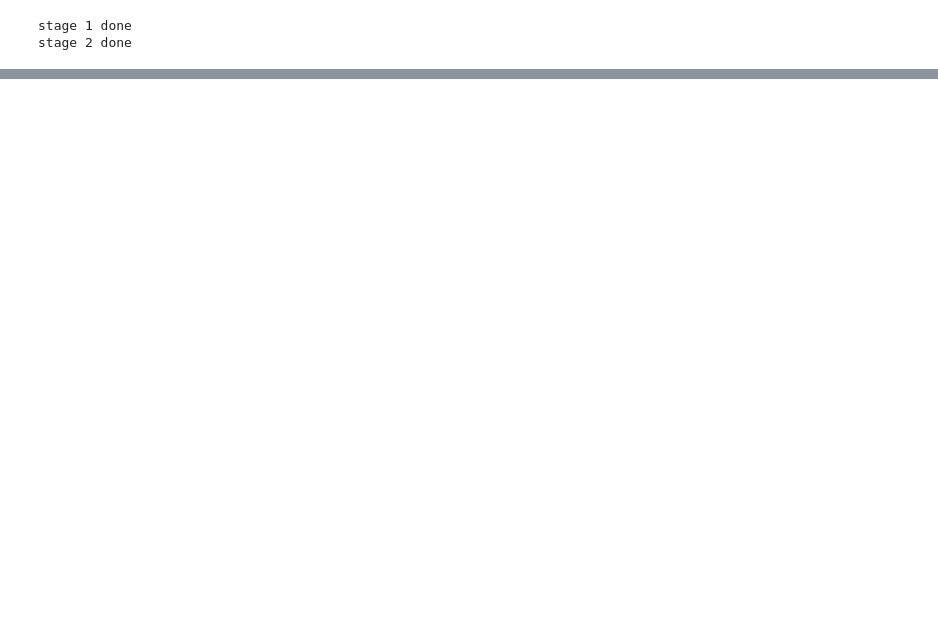
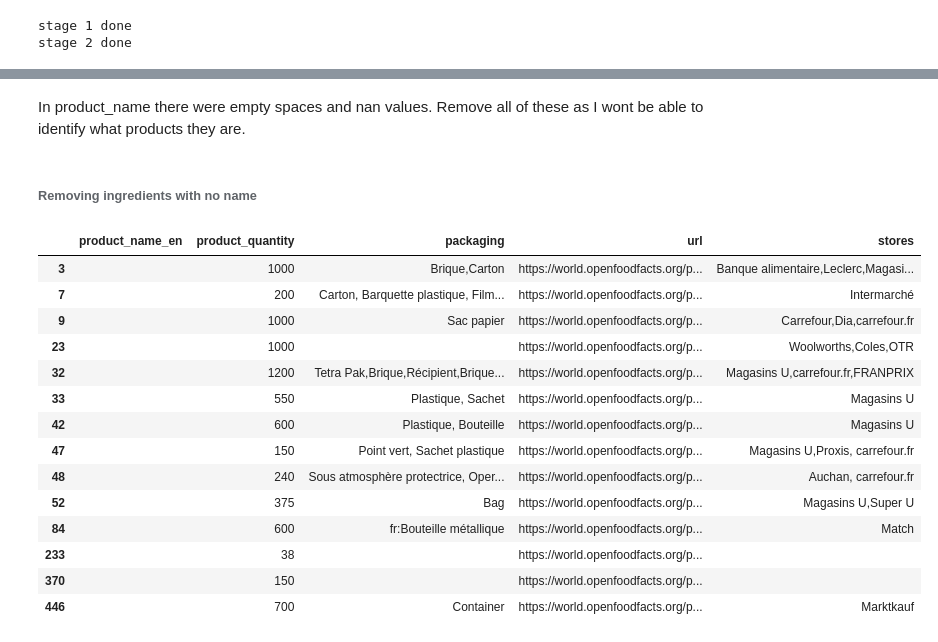
Before and after one commit to elliotkarikari/Product_Weight_Project, a Jupyter notebook: Jupter_notebooks/WeightData/Open Food Facts.ipynb, the cells around one changed output, grey strips where cells are left out. Saved outputs shown, nothing was run; the diff lists cells and outputs as text; code cells hidden in the pictures; blank space fills up the shorter version.

```diff
--- a/Jupter_notebooks/WeightData/Open Food Facts.ipynb
+++ b/Jupter_notebooks/WeightData/Open Food Facts.ipynb
@@ -88,15 +66,15 @@ Searching through all categories and filtering out columns interested In.
 # %%
 # Search all products
-categories = openfoodfacts.products.search_all('categories')
-print('stage 1 done')
+ingredient = openfoodfacts.products.search_all('ingredients')
+print('Stage 1 done')
 
 # Create an empty dataframe
-product_table = pd.DataFrame(categories)
+product_table = pd.DataFrame(ingredient)
 
-print('stage 2 done')
+print('Stage 2 done')
 
 # Filter the product table
-Filtpt = product_table[['_id', 'product_name', 'product_quantity', 'brands', 'labels', 'packaging', 'url', 'stores']]
+Filtpt = product_table[['_id', 'product_name_en', 'product_quantity', 'brands', 'labels', 'packaging', 'url', 'stores']]
 # %% [output]
 stage 1 done
 stage 2 done
@@ -128,0 +98,23 @@ Looking at all columns available in data
+# %% [markdown]
+In product_name there were empty spaces and nan values. Remove all of these as I wont be able to identify what products they are.
+# %% [markdown]
+###### Removing ingredients with no name
+# %%
+noname = filtb.loc[filtb['product_name_en'] == '']
+noname
+# %% [output]
+|  | product_name_en | product_quantity | packaging | url | stores |
+| 3 |  | 1000 | Brique,Carton | https://world.openfoodfacts.org/p... | Banque alimentaire,Leclerc,Magasi... |
+| 7 |  | 200 | Carton, Barquette plastique, Film... | https://world.openfoodfacts.org/p... | Intermarché |
+| 9 |  | 1000 | Sac papier | https://world.openfoodfacts.org/p... | Carrefour,Dia,carrefour.fr |
+| 23 |  | 1000 |  | https://world.openfoodfacts.org/p... | Woolworths,Coles,OTR |
+| 32 |  | 1200 | Tetra Pak,Brique,Récipient,Brique... | https://world.openfoodfacts.org/p... | Magasins U,carrefour.fr,FRANPRIX |
+| 33 |  | 550 | Plastique, Sachet | https://world.openfoodfacts.org/p... | Magasins U |
+| 42 |  | 600 | Plastique, Bouteille | https://world.openfoodfacts.org/p... | Magasins U |
+| 47 |  | 150 | Point vert, Sachet plastique | https://world.openfoodfacts.org/p... | Magasins U,Proxis, carrefour.fr |
+| 48 |  | 240 | Sous atmosphère protectrice, Oper... | https://world.openfoodfacts.org/p... | Auchan, carrefour.fr |
+| 52 |  | 375 | Bag | https://world.openfoodfacts.org/p... | Magasins U,Super U |
+| 84 |  | 600 | fr:Bouteille métallique | https://world.openfoodfacts.org/p... | Match |
+| 233 |  | 38 |  | https://world.openfoodfacts.org/p... |  |
+| 370 |  | 150 |  | https://world.openfoodfacts.org/p... |  |
+| 446 |  | 700 | Container | https://world.openfoodfacts.org/p... | Marktkauf |
```
Also changed, not shown: parts of 22 cells of this notebook.
